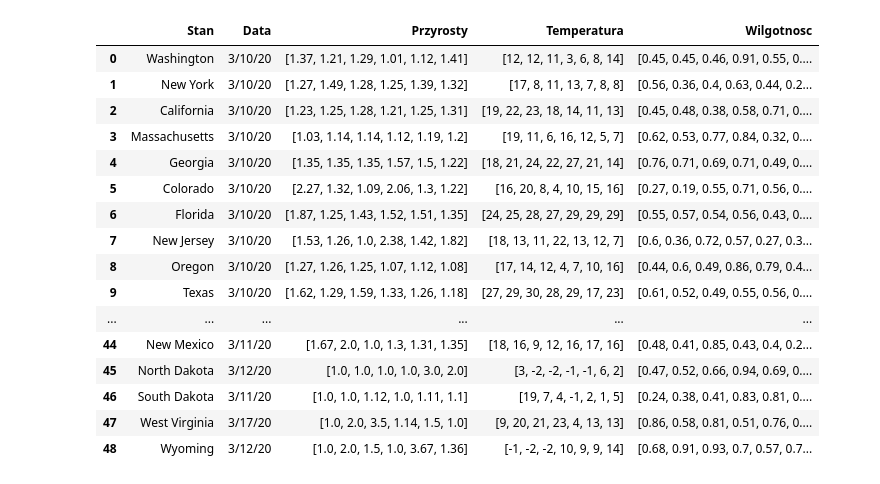
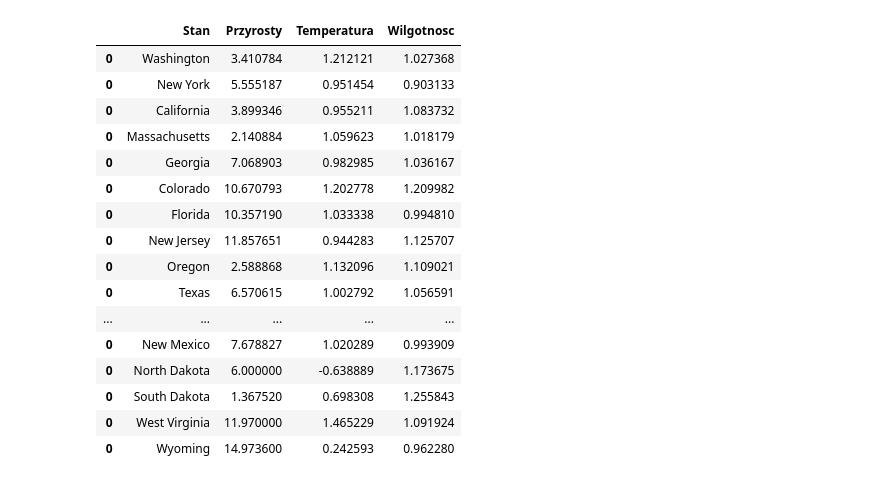
Before and after one commit to dunomi/dunomi, a Jupyter notebook: projektNAstate.ipynb, the cells around one changed output. Cells and saved outputs as stored; diff of their text form; code cells hidden in the pictures.

```diff
--- a/projektNAstate.ipynb
+++ b/projektNAstate.ipynb
@@ -9,7 +9,7 @@ import plotly.express as px
 import plotly.graph_objects as go
 from plotly.subplots import make_subplots
 
-ConfirmedCases_raw=pd.read_csv('https://raw.githubusercontent.com/CSSEGISandData/COVID-19/master/csse_covid_19_data/csse_covid_19_time_series/time_series_19-covid-Confirmed.csv')
+ConfirmedCases_raw=pd.read_csv('https://raw.githubusercontent.com/dunomi/dunomi/master/virus_cases.csv')
 
 USA_humidity_row=pd.read_csv('https://raw.githubusercontent.com/dunomi/dunomi/master/USA_humidity.csv?token=AO3BJXHYBDBENHN2JIXXFGC6POTP2')
 USA_temperature_row=pd.read_csv('https://raw.githubusercontent.com/dunomi/dunomi/master/USA_temperature.csv?token=AO3BJXFW6K5G6GYWHX5I2GC6POTVA')
@@ -47,0 +53,11 @@ USAdata=pd.merge(USAcases,USAweather)
+# %%
+USAweather2=pd.DataFrame(columns=['Stan','Temperatura','Wilgotnosc'])
+
+for i in range(len(USA_temperature_row)):
+  stateName=USA_temperature_row.loc[i][0]
+  temp=np.array(USA_temperature_row.loc[i][4:])/np.array(USA_temperature_row.loc[i][3:-1])
+  wilg=np.array(USA_humidity_row.loc[i][4:])/np.array(USA_humidity_row.loc[i][3:-1])
+
+  USAweather2=USAweather2.append(pd.DataFrame([[stateName,temp,wilg]],columns=['Stan','Temperatura','Wilgotnosc']))
+
+USAdata2=pd.merge(USAcases,USAweather2)
@@ -62,0 +79,11 @@ USAcumdataMore50=USAcumdata[USAcumdata.Przyrosty>=50]
+# %%
+USAcumdata2=pd.DataFrame(columns=['Stan','Przyrosty','Temperatura','Wilgotnosc'])
+for i in range(0,len(USAdata2)):
+  stateName=USAdata2.loc[i][0]
+  przy=np.cumprod(USAdata2['Przyrosty'][i])[5]
+  temp=USAdata2.Temperatura[i].mean()
+  wilg=USAdata2.Wilgotnosc[i].mean()
+  USAcumdata2=USAcumdata2.append(pd.DataFrame([[stateName,przy,temp,wilg]],columns=['Stan','Przyrosty','Temperatura','Wilgotnosc']))
+
+USA2cumdataLess50=USAcumdata[USAcumdata2.Przyrosty<50]
+#USAcumdataMore50=USAcumdata[USAcumdata.Przyrosty>=50]
@@ -80,20 +116,20 @@ fig.show()
-# %%
-USAdata
-# %% [output]
-|  | Stan | Data | Przyrosty | Temperatura | Wilgotnosc |
-| 0 | Washington | 3/10/20 | [1.37, 1.21, 1.29, 1.01, 1.12, 1.41] | [12, 12, 11, 3, 6, 8, 14] | [0.45, 0.45, 0.46, 0.91, 0.55, 0.... |
-| 1 | New York | 3/10/20 | [1.27, 1.49, 1.28, 1.25, 1.39, 1.32] | [17, 8, 11, 13, 7, 8, 8] | [0.56, 0.36, 0.4, 0.63, 0.44, 0.2... |
-| 2 | California | 3/10/20 | [1.23, 1.25, 1.28, 1.21, 1.25, 1.31] | [19, 22, 23, 18, 14, 11, 13] | [0.45, 0.48, 0.38, 0.58, 0.71, 0.... |
-| 3 | Massachusetts | 3/10/20 | [1.03, 1.14, 1.14, 1.12, 1.19, 1.2] | [19, 11, 6, 16, 12, 5, 7] | [0.62, 0.53, 0.77, 0.84, 0.32, 0.... |
-| 4 | Georgia | 3/10/20 | [1.35, 1.35, 1.35, 1.57, 1.5, 1.22] | [18, 21, 24, 22, 27, 21, 14] | [0.76, 0.71, 0.69, 0.71, 0.49, 0.... |
-| 5 | Colorado | 3/10/20 | [2.27, 1.32, 1.09, 2.06, 1.3, 1.22] | [16, 20, 8, 4, 10, 15, 16] | [0.27, 0.19, 0.55, 0.71, 0.56, 0.... |
-| 6 | Florida | 3/10/20 | [1.87, 1.25, 1.43, 1.52, 1.51, 1.35] | [24, 25, 28, 27, 29, 29, 29] | [0.55, 0.57, 0.54, 0.56, 0.43, 0.... |
-| 7 | New Jersey | 3/10/20 | [1.53, 1.26, 1.0, 2.38, 1.42, 1.82] | [18, 13, 11, 22, 13, 12, 7] | [0.6, 0.36, 0.72, 0.57, 0.27, 0.3... |
-| 8 | Oregon | 3/10/20 | [1.27, 1.26, 1.25, 1.07, 1.12, 1.08] | [17, 14, 12, 4, 7, 10, 16] | [0.44, 0.6, 0.49, 0.86, 0.79, 0.4... |
-| 9 | Texas | 3/10/20 | [1.62, 1.29, 1.59, 1.33, 1.26, 1.18] | [27, 29, 30, 28, 29, 17, 23] | [0.61, 0.52, 0.49, 0.55, 0.56, 0.... |
-| ... | ... | ... | ... | ... | ... |
-| 44 | New Mexico | 3/11/20 | [1.67, 2.0, 1.0, 1.3, 1.31, 1.35] | [18, 16, 9, 12, 16, 17, 16] | [0.48, 0.41, 0.85, 0.43, 0.4, 0.2... |
-| 45 | North Dakota | 3/12/20 | [1.0, 1.0, 1.0, 1.0, 3.0, 2.0] | [3, -2, -2, -1, -1, 6, 2] | [0.47, 0.52, 0.66, 0.94, 0.69, 0.... |
-| 46 | South Dakota | 3/11/20 | [1.0, 1.0, 1.12, 1.0, 1.11, 1.1] | [19, 7, 4, -1, 2, 1, 5] | [0.24, 0.38, 0.41, 0.83, 0.81, 0.... |
-| 47 | West Virginia | 3/17/20 | [1.0, 2.0, 3.5, 1.14, 1.5, 1.0] | [9, 20, 21, 23, 4, 13, 13] | [0.86, 0.58, 0.81, 0.51, 0.76, 0.... |
-| 48 | Wyoming | 3/12/20 | [1.0, 2.0, 1.5, 1.0, 3.67, 1.36] | [-1, -2, -2, 10, 9, 9, 14] | [0.68, 0.91, 0.93, 0.7, 0.57, 0.7... |
+# %%
+USAcumdata2
+# %% [output]
+|  | Stan | Przyrosty | Temperatura | Wilgotnosc |
+| 0 | Washington | 3.410784 | 1.212121 | 1.027368 |
+| 0 | New York | 5.555187 | 0.951454 | 0.903133 |
+| 0 | California | 3.899346 | 0.955211 | 1.083732 |
+| 0 | Massachusetts | 2.140884 | 1.059623 | 1.018179 |
+| 0 | Georgia | 7.068903 | 0.982985 | 1.036167 |
+| 0 | Colorado | 10.670793 | 1.202778 | 1.209982 |
+| 0 | Florida | 10.357190 | 1.033338 | 0.994810 |
+| 0 | New Jersey | 11.857651 | 0.944283 | 1.125707 |
+| 0 | Oregon | 2.588868 | 1.132096 | 1.109021 |
+| 0 | Texas | 6.570615 | 1.002792 | 1.056591 |
+| ... | ... | ... | ... | ... |
+| 0 | New Mexico | 7.678827 | 1.020289 | 0.993909 |
+| 0 | North Dakota | 6.000000 | -0.638889 | 1.173675 |
+| 0 | South Dakota | 1.367520 | 0.698308 | 1.255843 |
+| 0 | West Virginia | 11.970000 | 1.465229 | 1.091924 |
+| 0 | Wyoming | 14.973600 | 0.242593 | 0.962280 |
```
Also changed, not shown: parts of 11 cells of this notebook.
